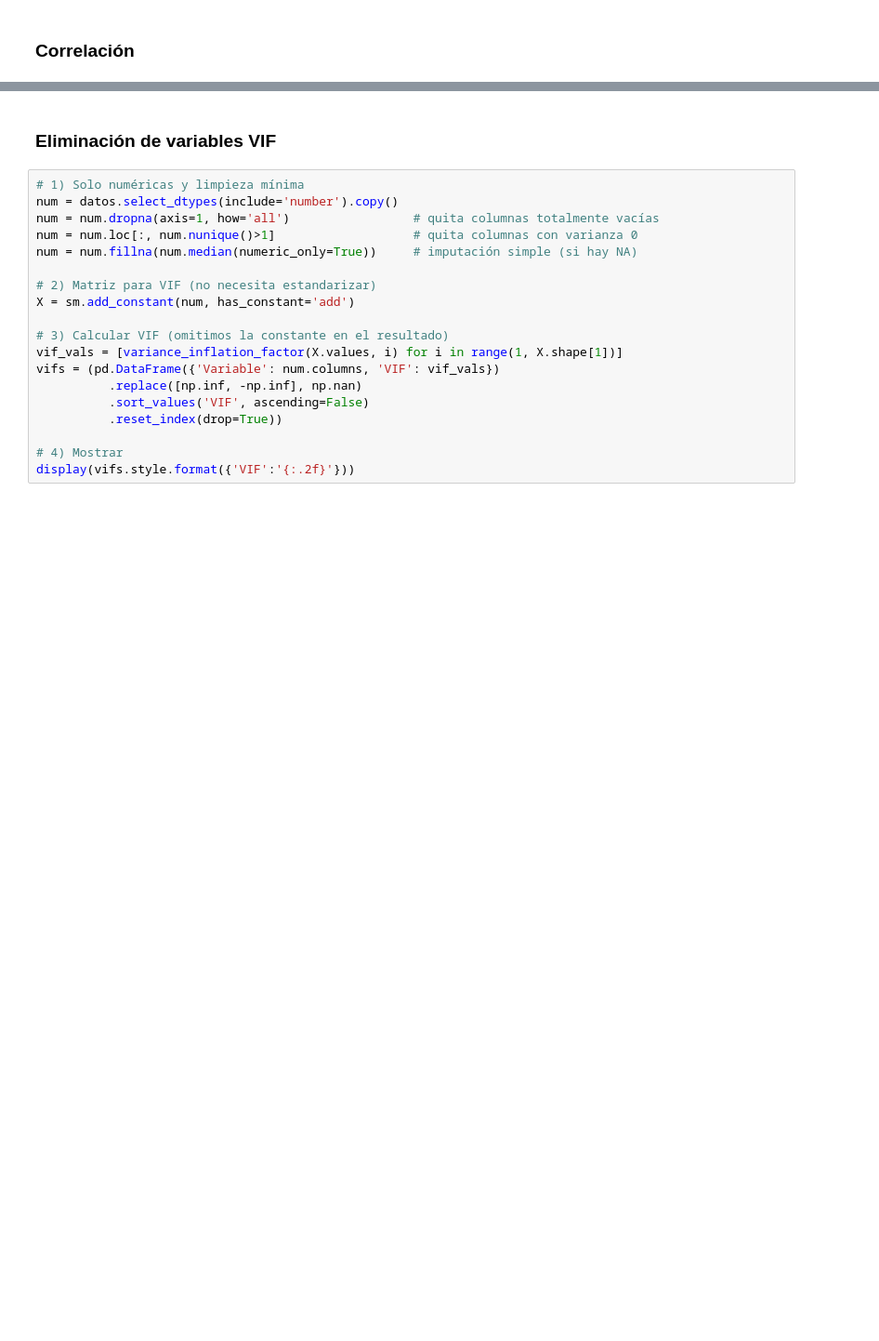
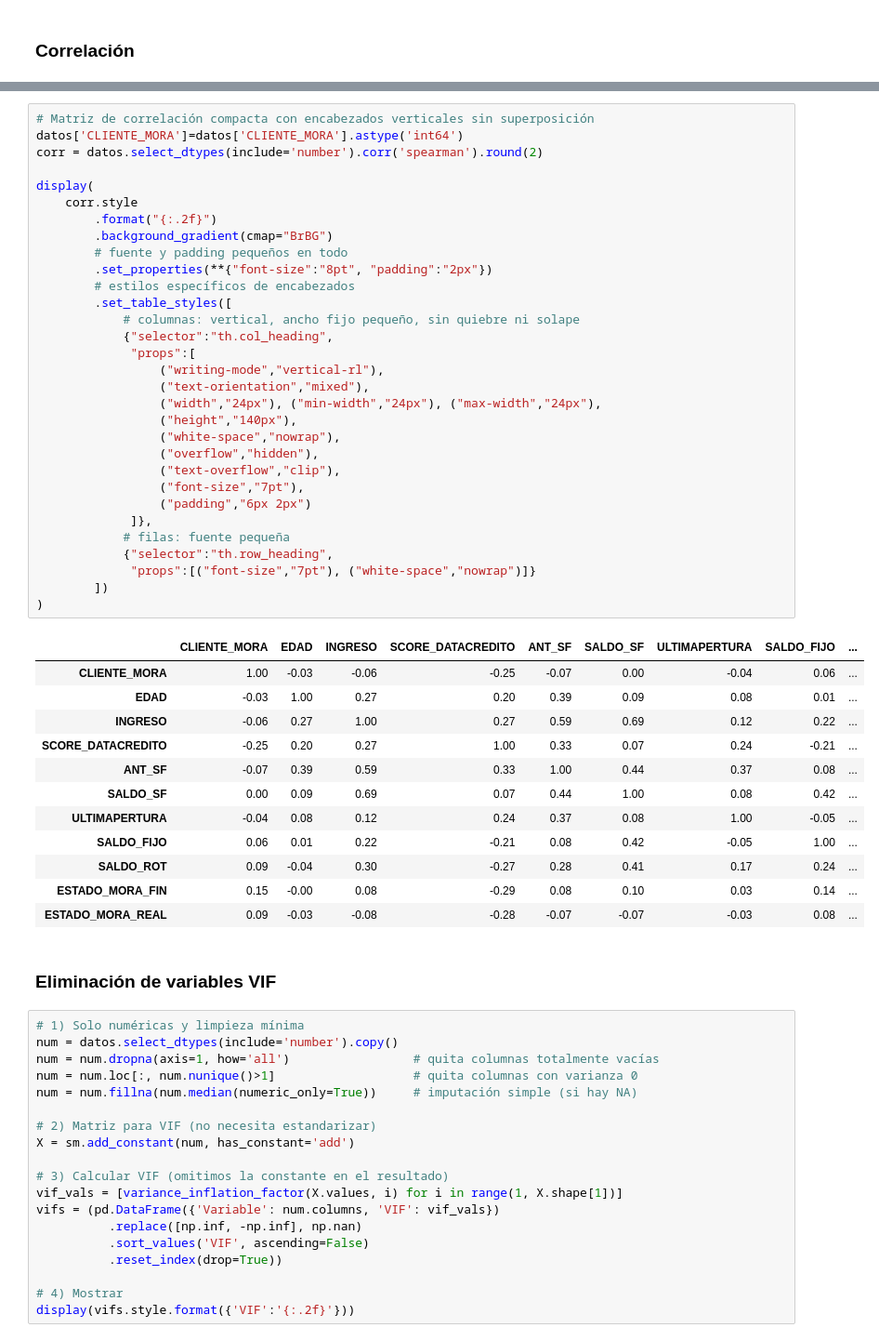
Before and after one commit to soyjuandata/cd-modelos-riesgo, a Jupyter notebook: ModeloClasificacion.ipynb, the cells around one changed output, grey strips where cells are left out. Shown at 93% size. Cells and saved outputs as stored; diff of their text form; blank space fills up the shorter version.

```diff
--- a/ModeloClasificacion.ipynb
+++ b/ModeloClasificacion.ipynb
@@ -276,3 +567,47 @@ display(
+# %%
+# Matriz de correlación compacta con encabezados verticales sin superposición
+datos['CLIENTE_MORA']=datos['CLIENTE_MORA'].astype('int64')
+corr = datos.select_dtypes(include='number').corr('spearman').round(2)
+
+display(
+    corr.style
+        .format("{:.2f}")
+        .background_gradient(cmap="BrBG")
+        # fuente y padding pequeños en todo
+        .set_properties(**{"font-size":"8pt", "padding":"2px"})
+        # estilos específicos de encabezados
+        .set_table_styles([
+            # columnas: vertical, ancho fijo pequeño, sin quiebre ni solape
+            {"selector":"th.col_heading",
+             "props":[
+                 ("writing-mode","vertical-rl"),
+                 ("text-orientation","mixed"),
+                 ("width","24px"), ("min-width","24px"), ("max-width","24px"),
+                 ("height","140px"),
+                 ("white-space","nowrap"),
+                 ("overflow","hidden"),
+                 ("text-overflow","clip"),
+                 ("font-size","7pt"),
+                 ("padding","6px 2px")
+             ]},
+            # filas: fuente pequeña
+            {"selector":"th.row_heading",
+             "props":[("font-size","7pt"), ("white-space","nowrap")]}
+        ])
+)
+# %% [output]
+|  | CLIENTE_MORA | EDAD | INGRESO | SCORE_DATACREDITO | ANT_SF | SALDO_SF | ULTIMAPERTURA | SALDO_FIJO | ... |
+| CLIENTE_MORA | 1.00 | -0.03 | -0.06 | -0.25 | -0.07 | 0.00 | -0.04 | 0.06 | ... |
+| EDAD | -0.03 | 1.00 | 0.27 | 0.20 | 0.39 | 0.09 | 0.08 | 0.01 | ... |
+| INGRESO | -0.06 | 0.27 | 1.00 | 0.27 | 0.59 | 0.69 | 0.12 | 0.22 | ... |
+| SCORE_DATACREDITO | -0.25 | 0.20 | 0.27 | 1.00 | 0.33 | 0.07 | 0.24 | -0.21 | ... |
+| ANT_SF | -0.07 | 0.39 | 0.59 | 0.33 | 1.00 | 0.44 | 0.37 | 0.08 | ... |
+| SALDO_SF | 0.00 | 0.09 | 0.69 | 0.07 | 0.44 | 1.00 | 0.08 | 0.42 | ... |
+| ULTIMAPERTURA | -0.04 | 0.08 | 0.12 | 0.24 | 0.37 | 0.08 | 1.00 | -0.05 | ... |
+| SALDO_FIJO | 0.06 | 0.01 | 0.22 | -0.21 | 0.08 | 0.42 | -0.05 | 1.00 | ... |
+| SALDO_ROT | 0.09 | -0.04 | 0.30 | -0.27 | 0.28 | 0.41 | 0.17 | 0.24 | ... |
+| ESTADO_MORA_FIN | 0.15 | -0.00 | 0.08 | -0.29 | 0.08 | 0.10 | 0.03 | 0.14 | ... |
+| ESTADO_MORA_REAL | 0.09 | -0.03 | -0.08 | -0.28 | -0.07 | -0.07 | -0.03 | 0.08 | ... |
 # %% [markdown]
 ### Eliminación de variables VIF
 # %%
```
Also changed, not shown: parts of 45 cells of this notebook, 3 other files.
